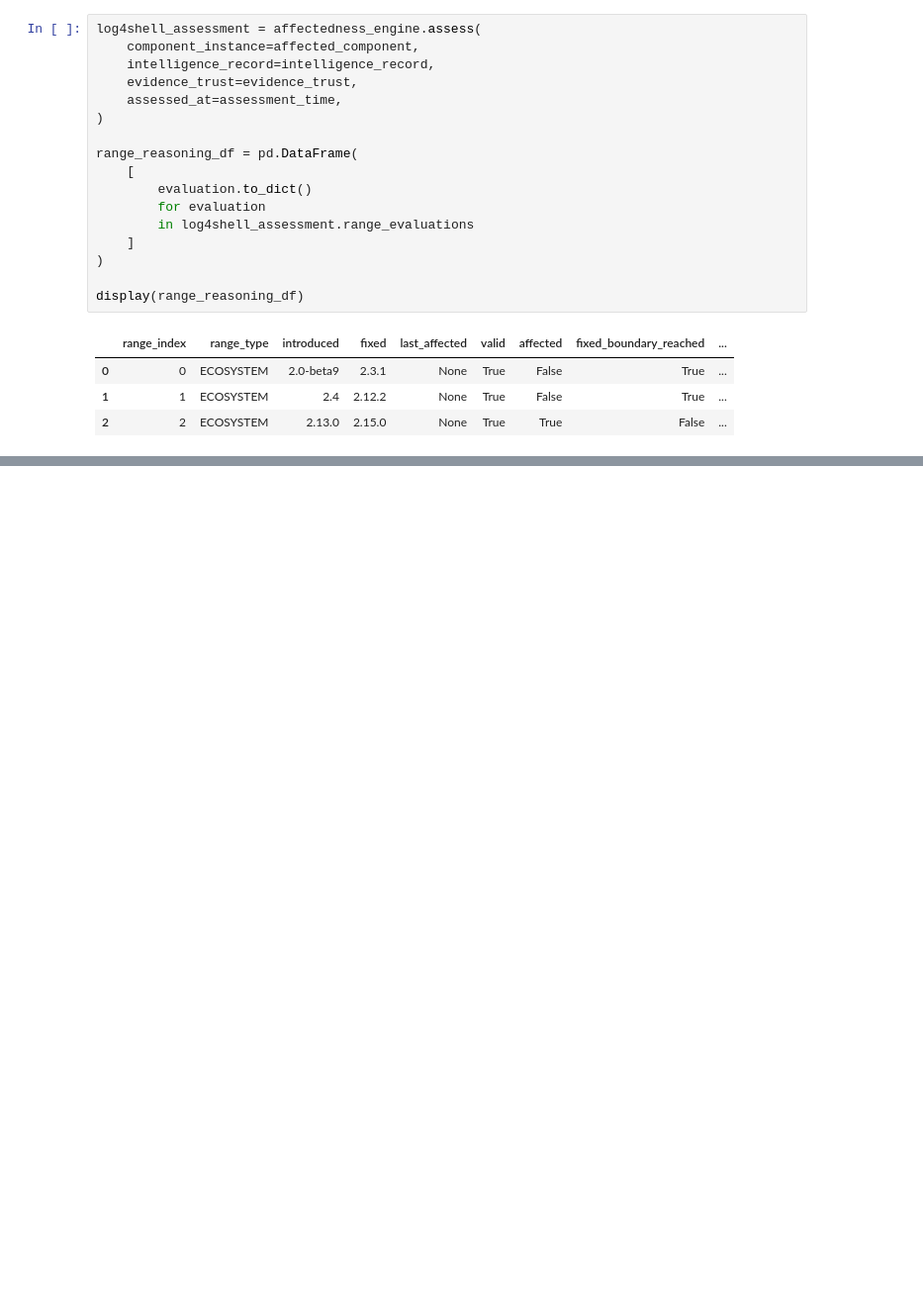
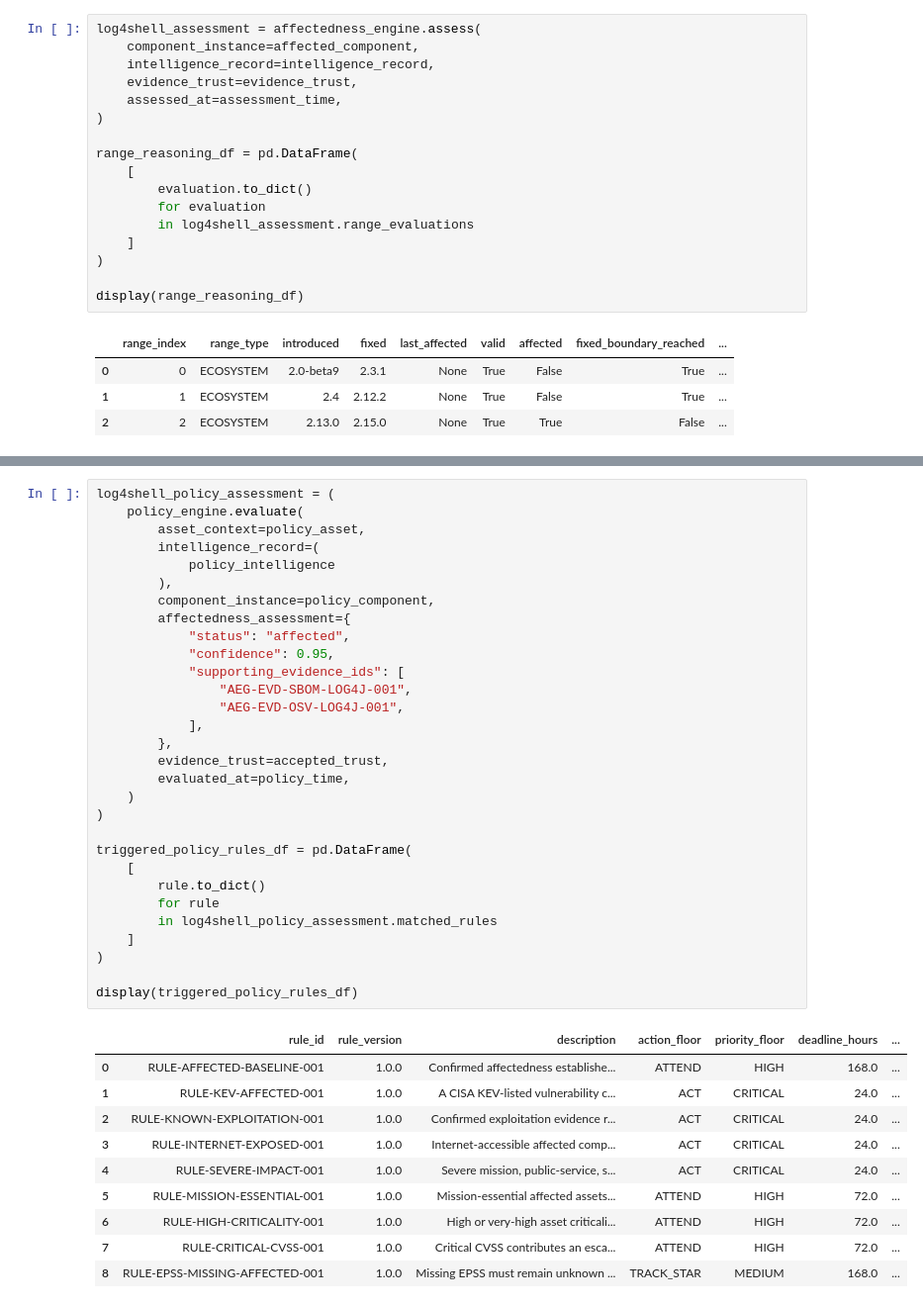
Before and after one commit to keyurck7/aegissec-fedops, a Jupyter notebook: notebooks/AegisSec-3.ipynb, the cells around one changed output, grey strips where cells are left out. Shown at 99% size. Drawn from its saved outputs; the diff is of its cells as text; blank space fills up the shorter version.

```diff
--- a/notebooks/AegisSec-3.ipynb
+++ b/notebooks/AegisSec-3.ipynb
@@ -787,0 +1011,41 @@ display(range_reasoning_df)
+# %%
+log4shell_policy_assessment = (
+    policy_engine.evaluate(
+        asset_context=policy_asset,
+        intelligence_record=(
+            policy_intelligence
+        ),
+        component_instance=policy_component,
+        affectedness_assessment={
+            "status": "affected",
+            "confidence": 0.95,
+            "supporting_evidence_ids": [
+                "AEG-EVD-SBOM-LOG4J-001",
+                "AEG-EVD-OSV-LOG4J-001",
+            ],
+        },
+        evidence_trust=accepted_trust,
+        evaluated_at=policy_time,
+    )
+)
+
+triggered_policy_rules_df = pd.DataFrame(
+    [
+        rule.to_dict()
+        for rule
+        in log4shell_policy_assessment.matched_rules
+    ]
+)
+
+display(triggered_policy_rules_df)
+# %% [output]
+|  | rule_id | rule_version | description | action_floor | priority_floor | deadline_hours | ... |
+| 0 | RULE-AFFECTED-BASELINE-001 | 1.0.0 | Confirmed affectedness establishe... | ATTEND | HIGH | 168.0 | ... |
+| 1 | RULE-KEV-AFFECTED-001 | 1.0.0 | A CISA KEV-listed vulnerability c... | ACT | CRITICAL | 24.0 | ... |
+| 2 | RULE-KNOWN-EXPLOITATION-001 | 1.0.0 | Confirmed exploitation evidence r... | ACT | CRITICAL | 24.0 | ... |
+| 3 | RULE-INTERNET-EXPOSED-001 | 1.0.0 | Internet-accessible affected comp... | ACT | CRITICAL | 24.0 | ... |
+| 4 | RULE-SEVERE-IMPACT-001 | 1.0.0 | Severe mission, public-service, s... | ACT | CRITICAL | 24.0 | ... |
+| 5 | RULE-MISSION-ESSENTIAL-001 | 1.0.0 | Mission-essential affected assets... | ATTEND | HIGH | 72.0 | ... |
+| 6 | RULE-HIGH-CRITICALITY-001 | 1.0.0 | High or very-high asset criticali... | ATTEND | HIGH | 72.0 | ... |
+| 7 | RULE-CRITICAL-CVSS-001 | 1.0.0 | Critical CVSS contributes an esca... | ATTEND | HIGH | 72.0 | ... |
+| 8 | RULE-EPSS-MISSING-AFFECTED-001 | 1.0.0 | Missing EPSS must remain unknown ... | TRACK_STAR | MEDIUM | 168.0 | ... |
```
Also changed, not shown: parts of 8 cells of this notebook, 10 other files.
